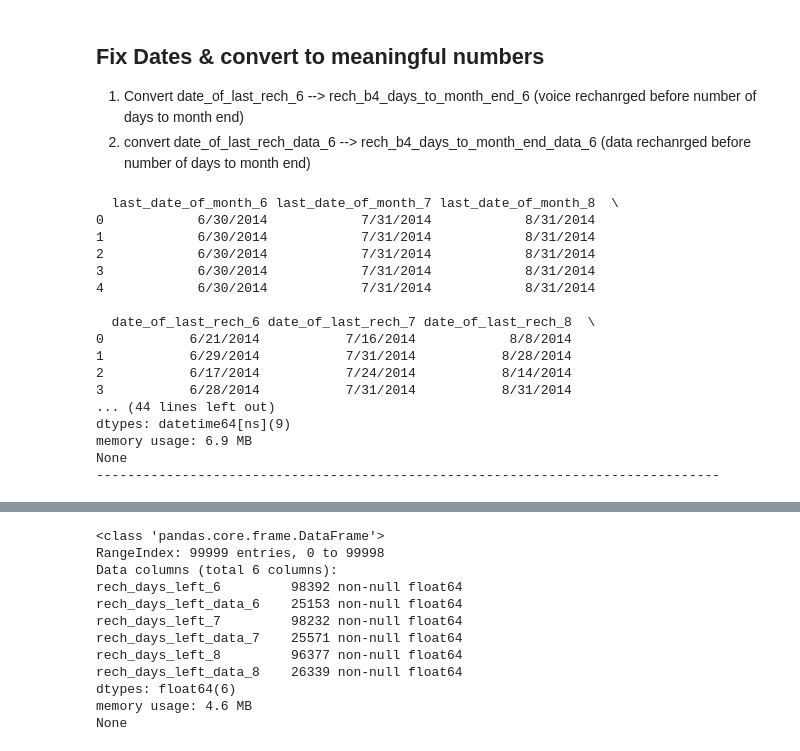
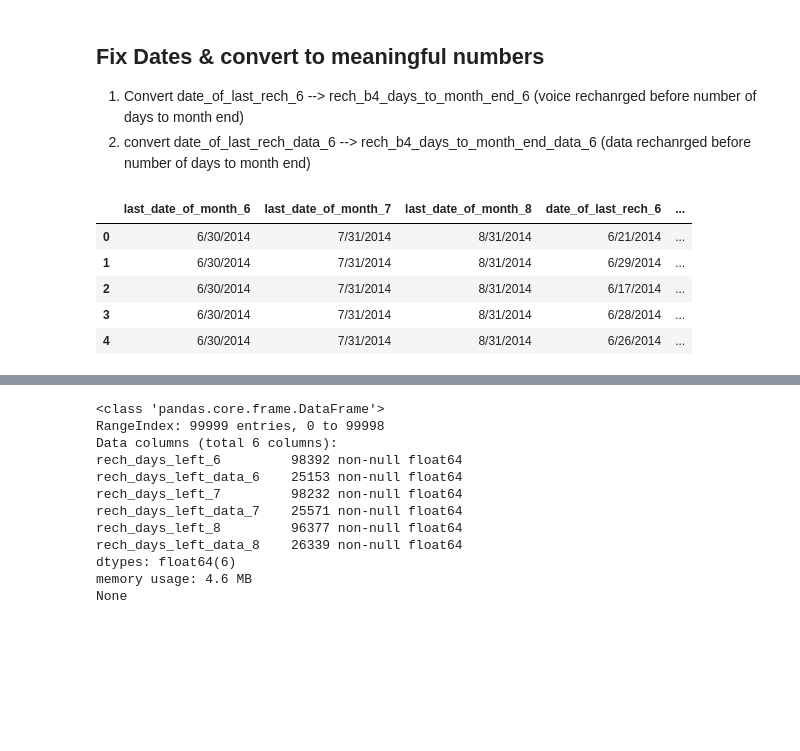
Before and after one commit to iici-psiddineni/ML_Telecom_Churn, a Jupyter notebook: 1_TCCS_DataCleaning.ipynb, the cells around one changed output, grey strips where cells are left out. Cells and saved outputs as stored; diff of their text form; code cells hidden in the pictures; blank space fills up the shorter version.

```diff
--- a/1_TCCS_DataCleaning.ipynb
+++ b/1_TCCS_DataCleaning.ipynb
@@ -80,31 +80,13 @@ memory usage: 172.4+ MB
 # %%
 # covert date columns to python datetime format
 date_columns = ["last_date_of_month_6", "last_date_of_month_7", "last_date_of_month_8",
  "date_of_last_rech_6",  "date_of_last_rech_7", "date_of_last_rech_8",
  "date_of_last_rech_data_6", "date_of_last_rech_data_7",  "date_of_last_rech_data_8"]
-print(telecom[date_columns].head()); print_ln();
-
-# convert to datetime
-for col in date_columns:
-    telecom[col] = pd.to_datetime(telecom[col])
-
-print(telecom[date_columns].head()); print_ln();
-print(telecom[date_columns].info()); print_ln();
+telecom[date_columns].head()
 # %% [output]
-  last_date_of_month_6 last_date_of_month_7 last_date_of_month_8  \
-0            6/30/2014            7/31/2014            8/31/2014
-1            6/30/2014            7/31/2014            8/31/2014
-2            6/30/2014            7/31/2014            8/31/2014
-3            6/30/2014            7/31/2014            8/31/2014
-4            6/30/2014            7/31/2014            8/31/2014
-
-  date_of_last_rech_6 date_of_last_rech_7 date_of_last_rech_8  \
-0           6/21/2014           7/16/2014            8/8/2014
-1           6/29/2014           7/31/2014           8/28/2014
-2           6/17/2014           7/24/2014           8/14/2014
-3           6/28/2014           7/31/2014           8/31/2014
-... (44 lines left out)
-dtypes: datetime64[ns](9)
-memory usage: 6.9 MB
-None
---------------------------------------------------------------------------------
+|  | last_date_of_month_6 | last_date_of_month_7 | last_date_of_month_8 | date_of_last_rech_6 | ... |
+| 0 | 6/30/2014 | 7/31/2014 | 8/31/2014 | 6/21/2014 | ... |
+| 1 | 6/30/2014 | 7/31/2014 | 8/31/2014 | 6/29/2014 | ... |
+| 2 | 6/30/2014 | 7/31/2014 | 8/31/2014 | 6/17/2014 | ... |
+| 3 | 6/30/2014 | 7/31/2014 | 8/31/2014 | 6/28/2014 | ... |
+| 4 | 6/30/2014 | 7/31/2014 | 8/31/2014 | 6/26/2014 | ... |
```
Also changed, not shown: parts of 26 cells of this notebook.
